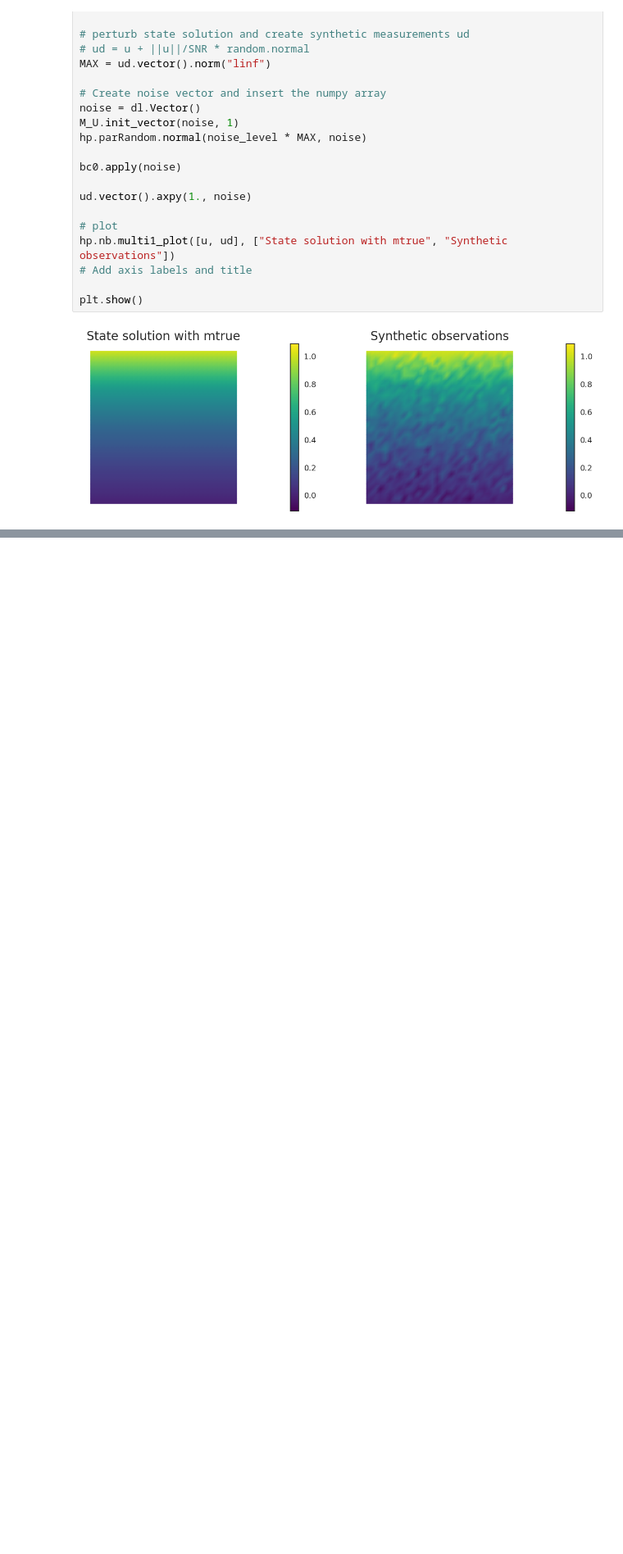
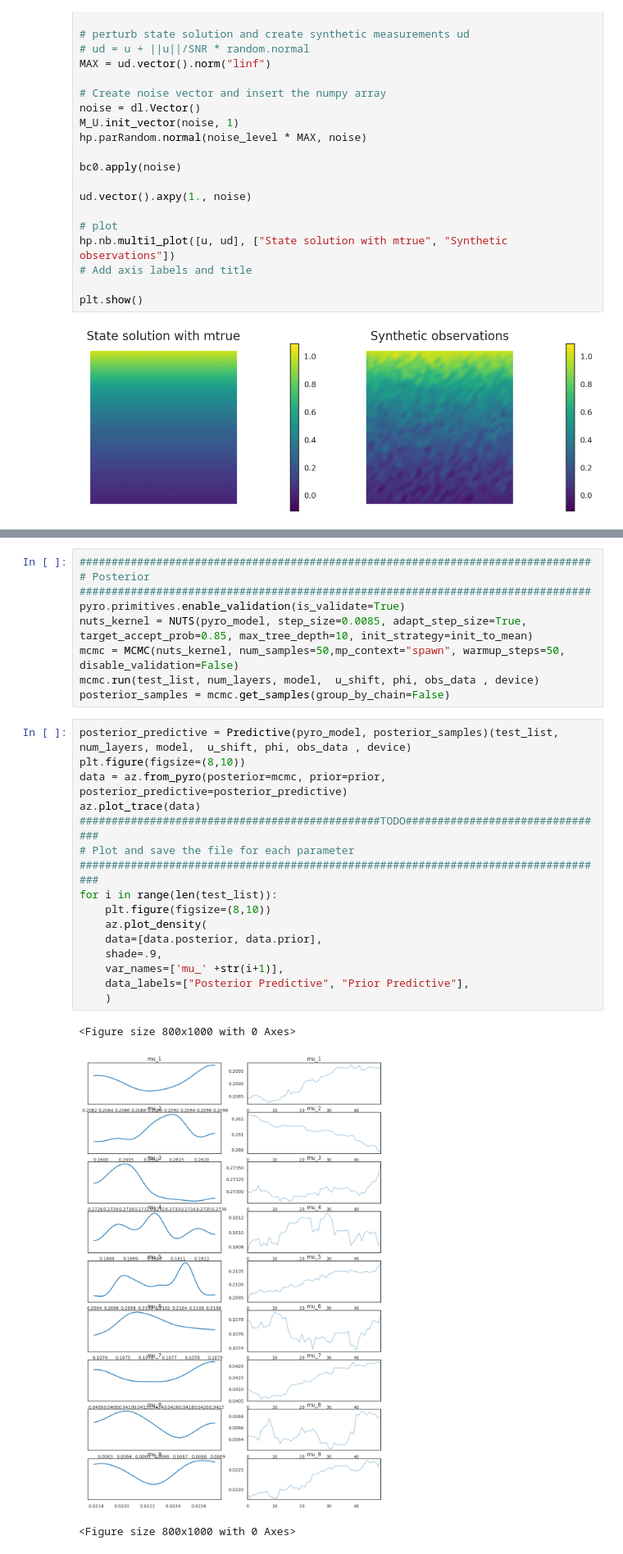
Before and after one commit to Deepprakash222/GempyDINO, a Jupyter notebook: Deep_model/Inversion.ipynb, the cells around one changed output, grey strips where cells are left out. Shown at 82% size. Saved outputs shown, nothing was run; the diff lists cells and outputs as text; blank space fills up the shorter version.

```diff
--- a/Deep_model/Inversion.ipynb
+++ b/Deep_model/Inversion.ipynb
@@ -144,0 +245,29 @@ Error:
+# %%
+################################################################################
+# Posterior
+################################################################################
+pyro.primitives.enable_validation(is_validate=True)
+nuts_kernel = NUTS(pyro_model, step_size=0.0085, adapt_step_size=True, target_accept_prob=0.85, max_tree_depth=10, init_strategy=init_to_mean)
+mcmc = MCMC(nuts_kernel, num_samples=50,mp_context="spawn", warmup_steps=50, disable_validation=False)
+mcmc.run(test_list, num_layers, model,  u_shift, phi, obs_data , device)
+posterior_samples = mcmc.get_samples(group_by_chain=False)
+# %%
+posterior_predictive = Predictive(pyro_model, posterior_samples)(test_list, num_layers, model,  u_shift, phi, obs_data , device)
+plt.figure(figsize=(8,10))
+data = az.from_pyro(posterior=mcmc, prior=prior, posterior_predictive=posterior_predictive)
+az.plot_trace(data)
+###############################################TODO################################
+# Plot and save the file for each parameter
+###################################################################################
+for i in range(len(test_list)):
+    plt.figure(figsize=(8,10))
+    az.plot_density(
+    data=[data.posterior, data.prior],
+    shade=.9,
+    var_names=['mu_' +str(i+1)],
+    data_labels=["Posterior Predictive", "Prior Predictive"],
+    )
+# %% [output]
+<Figure size 800x1000 with 0 Axes>
+[figure, added]
+<Figure size 800x1000 with 0 Axes>
```
Also changed, not shown: parts of 9 cells of this notebook, 1 other file.
